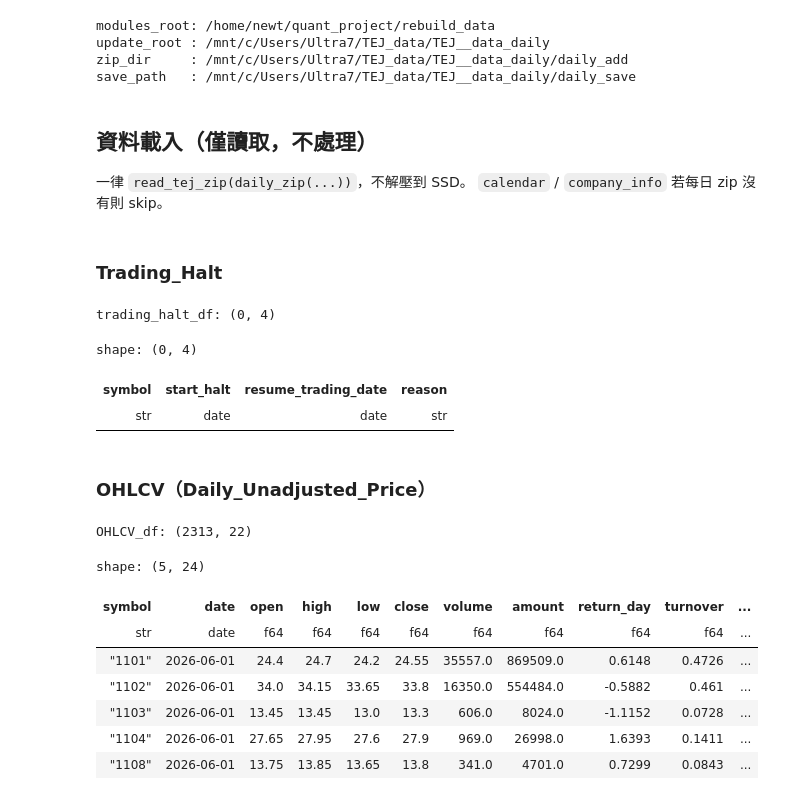
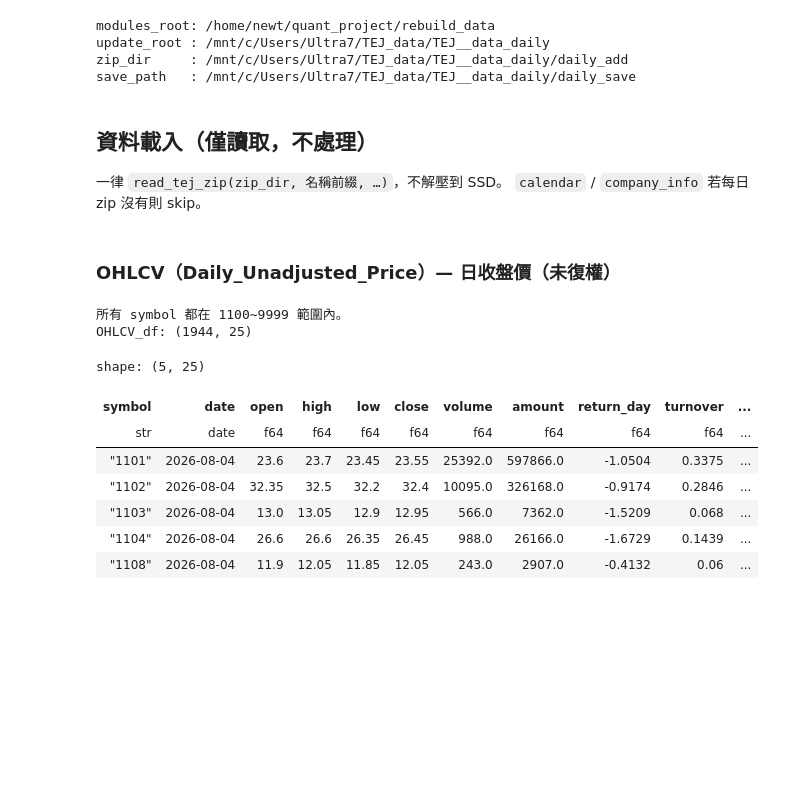
Before and after one commit to frankchu8778/quant_project, a Jupyter notebook: src/manage_database/TW_stock/daily_data_update.ipynb, the cells around one changed output. Drawn from its saved outputs; the diff is of its cells as text; code cells hidden in the pictures; blank space fills up the shorter version.

```diff
--- a/src/manage_database/TW_stock/daily_data_update.ipynb
+++ b/src/manage_database/TW_stock/daily_data_update.ipynb
@@ -71,48 +62,54 @@ def extract_zips_inplace(zip_dir: str) -> list[str]:
     return stems
 # %% [markdown]
 ## 資料載入（僅讀取，不處理）
-一律 `read_tej_zip(daily_zip(...))`，不解壓到 SSD。
+一律 `read_tej_zip(zip_dir, 名稱前綴, …)`，不解壓到 SSD。
 `calendar` / `company_info` 若每日 zip 沒有則 skip。
-# %% [markdown]
-### Trading_Halt
-# %%
-import Trading_Halt
-
-trading_halt_df = read_tej_zip(
-    daily_zip("trading_halt"),
-    Trading_Halt.TRADING_HALT_SCHEMA,
-).select(Trading_Halt.keep_col)
-print("trading_halt_df:", trading_halt_df.shape)
-trading_halt_df.head()
-# %% [output]
-trading_halt_df: (0, 4)
-shape: (0, 4)
-| symbol | start_halt | resume_trading_date | reason |
-| str | date | date | str |
 # %% [markdown]
-### OHLCV（Daily_Unadjusted_Price）
+### OHLCV（Daily_Unadjusted_Price）— 日收盤價（未復權）
 # %%
 import OHLCV
-from OHLCV import OHLCV_SCHEMA
+from OHLCV import OHLCV_SCHEMA, encode_ohlcv_codes
 
 OHLCV_df = read_tej_zip(
-    daily_zip("Daily_Unadjusted_Price"),
+    zip_dir,
+    "未調整股價(日)",
     OHLCV_SCHEMA,
 ).select(OHLCV.keep_col)
+
+OHLCV_df = OHLCV_df.filter(OHLCV_df["market"].is_in(["TSE", "OTC"]))
+OHLCV_df = encode_ohlcv_codes(OHLCV_df)
+
+# 全額交割 → untradable=1；其餘 0（halt 稍後覆寫）
+OHLCV_df = OHLCV_df.with_columns(
+    [
+        (pl.col("full_delivery") == 1)
+        .fill_null(False)
+        .cast(pl.Int8)
+        .alias("untradable"),
+        pl.lit(1.0).alias("adj_factor"),
+        pl.lit(0).cast(pl.Int8).alias("avoid_early"),
+    ]
+)
+
+# 檢查 symbol 欄位是否都為 1100~9999 的字串
+invalid_symbols = OHLCV_df.filter(
+    ~(pl.col("symbol").cast(pl.Int32).is_between(1100, 9999))
+)
+if invalid_symbols.height > 0:
+    print("以下 symbol 不在 1100~9999 範圍：")
+    display(invalid_symbols.select("symbol").unique())
+else:
+    print("所有 symbol 都在 1100~9999 範圍內。")
 print("OHLCV_df:", OHLCV_df.shape)
-OHLCV_df = OHLCV_df.filter(OHLCV_df["market"].is_in(["TSE", "OTC"]))
-OHLCV_df = OHLCV_df.with_columns([
-    pl.lit(0).alias("untradable"),
-    pl.lit(1).alias("adj_factor"),
-])
 OHLCV_df.head()
 # %% [output]
-OHLCV_df: (2313, 22)
+所有 symbol 都在 1100~9999 範圍內。
+OHLCV_df: (1944, 25)
-shape: (5, 24)
+shape: (5, 25)
 | symbol | date | open | high | low | close | volume | amount | return_day | turnover | ... |
 | str | date | f64 | f64 | f64 | f64 | f64 | f64 | f64 | f64 | ... |
-| "1101" | 2026-06-01 | 24.4 | 24.7 | 24.2 | 24.55 | 35557.0 | 869509.0 | 0.6148 | 0.4726 | ... |
-| "1102" | 2026-06-01 | 34.0 | 34.15 | 33.65 | 33.8 | 16350.0 | 554484.0 | -0.5882 | 0.461 | ... |
-| "1103" | 2026-06-01 | 13.45 | 13.45 | 13.0 | 13.3 | 606.0 | 8024.0 | -1.1152 | 0.0728 | ... |
-| "1104" | 2026-06-01 | 27.65 | 27.95 | 27.6 | 27.9 | 969.0 | 26998.0 | 1.6393 | 0.1411 | ... |
-| "1108" | 2026-06-01 | 13.75 | 13.85 | 13.65 | 13.8 | 341.0 | 4701.0 | 0.7299 | 0.0843 | ... |
+| "1101" | 2026-08-04 | 23.6 | 23.7 | 23.45 | 23.55 | 25392.0 | 597866.0 | -1.0504 | 0.3375 | ... |
+| "1102" | 2026-08-04 | 32.35 | 32.5 | 32.2 | 32.4 | 10095.0 | 326168.0 | -0.9174 | 0.2846 | ... |
+| "1103" | 2026-08-04 | 13.0 | 13.05 | 12.9 | 12.95 | 566.0 | 7362.0 | -1.5209 | 0.068 | ... |
+| "1104" | 2026-08-04 | 26.6 | 26.6 | 26.35 | 26.45 | 988.0 | 26166.0 | -1.6729 | 0.1439 | ... |
+| "1108" | 2026-08-04 | 11.9 | 12.05 | 11.85 | 12.05 | 243.0 | 2907.0 | -0.4132 | 0.06 | ... |
```
Also changed, not shown: parts of 45 cells of this notebook, 17 other files.
